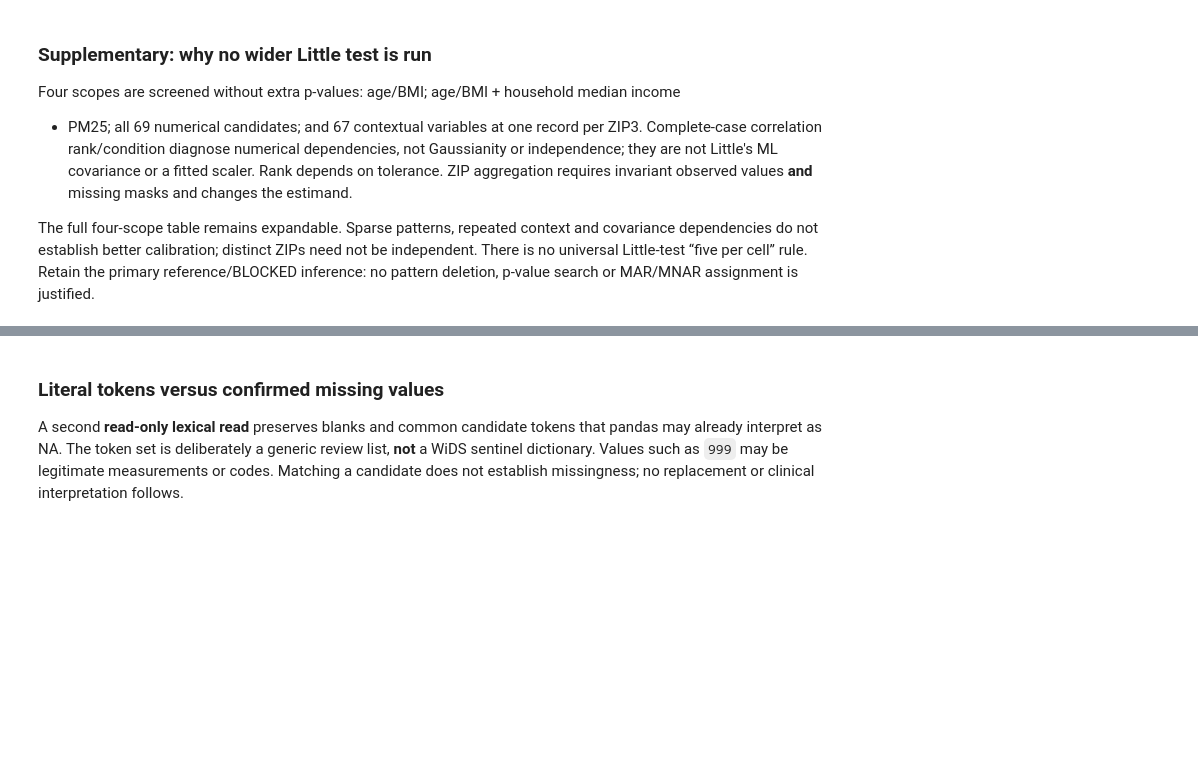
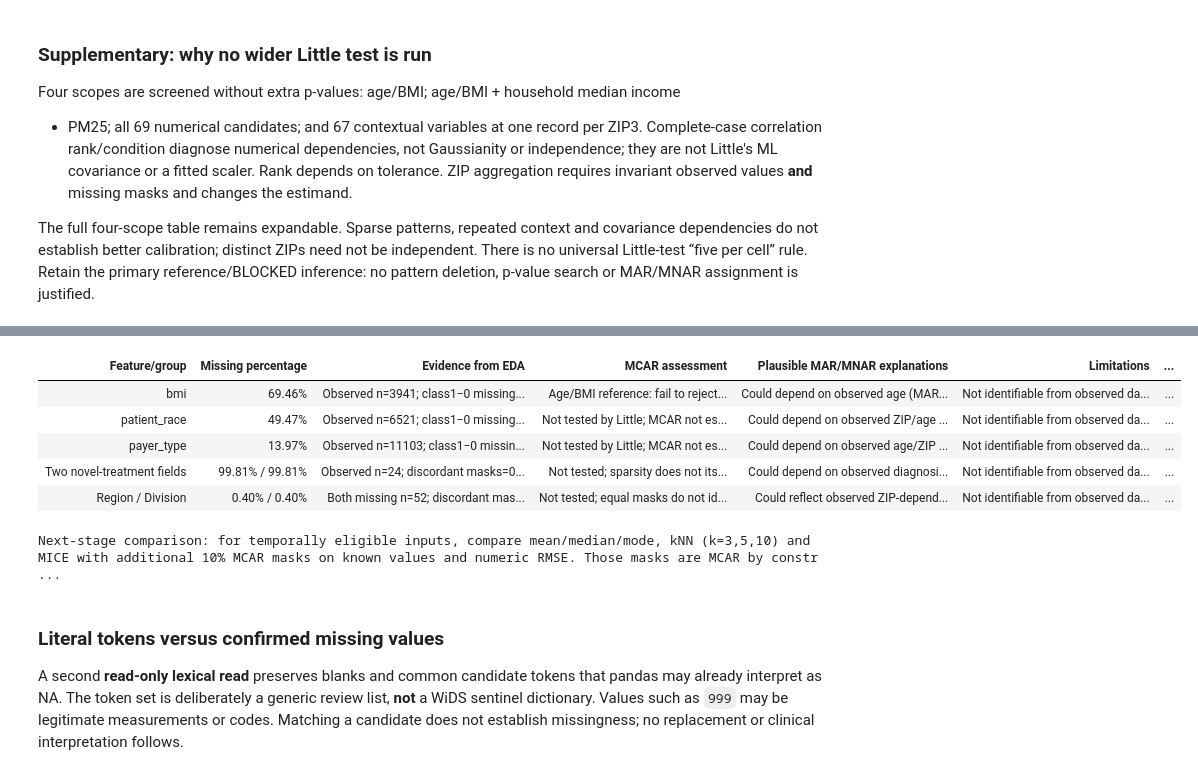
Before and after one commit to hungstupid/data-mining-preprocessing, a Jupyter notebook: book/tabular/01_eda.ipynb, the cells around one changed output, grey strips where cells are left out. Cells and saved outputs as stored; diff of their text form; code cells hidden in the pictures; blank space fills up the shorter version.

```diff
--- a/book/tabular/01_eda.ipynb
+++ b/book/tabular/01_eda.ipynb
@@ -875,3 +839,61 @@ Additional Little tests run: 0; primary statistic and BLOCKED inference retained
+# %%
+assessment_records = []
+for column, hypothesis, limitation, implication in [
+    ("bmi", "Could depend on observed age (MAR) or unrecorded BMI (MNAR)",
+     "Not identifiable from observed data alone; post-metastatic measurements",
+     "Earlier-baseline use blocked; if allowed retrospectively, compare numeric imputers and masking sensitivity"),
+    ("patient_race", "Could depend on observed ZIP/age (MAR) or unrecorded race (MNAR)",
+     "Not identifiable from observed data alone; collection process unknown",
+     "Compare unknown category versus justified fold-fitted imputation; check representation"),
+    ("payer_type", "Could depend on observed age/ZIP (MAR) or missing payer category (MNAR)",
+     "Not identifiable from observed data alone; availability at baseline unknown",
+     "Resolve timing; compare categorical missing-value handling inside folds"),
+]:
+    in_little_scope = column == "bmi"
+    assessment_records.append({
+        "Feature/group": column,
+        "Missing percentage": f"{missing_table.loc[column, 'missing_pct']:.2f}%",
+        "Evidence from EDA": f"Observed n={int(missing_table.loc[column, 'observed_n'])}; class1−0 missing-rate gap={missing_by_class.loc[column, 'difference_pp_class1_minus_class0']:+.2f} pp",
+        "MCAR assessment": (f"Age/BMI reference: {little_report.get('normal_reference_decision', 'NOT TESTABLE')}, p={little_report['p_value']:.6g}; MCAR not established"
+                            if in_little_scope else "Not tested by Little; MCAR not established"),
+        "Plausible MAR/MNAR explanations": hypothesis,
+        "Limitations": limitation, "Implications for preprocessing": implication,
+    })
+assessment_records.extend([
+    {"Feature/group": "Two novel-treatment fields",
+     "Missing percentage": f"{missing_table.loc['metastatic_first_novel_treatment', 'missing_pct']:.2f}% / {missing_table.loc['metastatic_first_novel_treatment_type', 'missing_pct']:.2f}%",
+     "Evidence from EDA": f"Observed n={int(missing_table.loc['metastatic_first_novel_treatment', 'observed_n'])}; discordant masks={int(co_missing_checks.loc['novel_treatment / novel_treatment_type', 'discordant_missingness_n'])}; post-metastatic",
+     "MCAR assessment": "Not tested; sparsity does not itself establish or reject MCAR",
+     "Plausible MAR/MNAR explanations": "Could depend on observed diagnosis codes (MAR) or uncaptured treatment (MNAR), if the field is applicable",
+     "Limitations": "Not identifiable from observed data alone; applicability/capture unknown",
+     "Implications for preprocessing": "Avoid routine imputation of sparse treatment or equating blank with untreated; earlier-baseline use blocked"},
+    {"Feature/group": "Region / Division",
+     "Missing percentage": f"{missing_table.loc['Region', 'missing_pct']:.2f}% / {missing_table.loc['Division', 'missing_pct']:.2f}%",
+     "Evidence from EDA": f"Both missing n={int(co_missing_checks.loc['Region / Division', 'both_missing_n'])}; discordant masks={int(co_missing_checks.loc['Region / Division', 'discordant_missingness_n'])}",
+     "MCAR assessment": "Not tested; equal masks do not identify a mechanism",
+     "Plausible MAR/MNAR explanations": "Could reflect observed ZIP-dependent coverage (MAR) or unrecorded geography (MNAR)",
+     "Limitations": "Not identifiable from observed data alone; join provenance unknown",
+     "Implications for preprocessing": "Verify coverage before unknown-category handling; do not invent ZIP mappings"},
+])
+missingness_assessment = pd.DataFrame(assessment_records)
+display(missingness_assessment.style.hide(axis="index").set_properties(**{
+    "text-align": "left", "vertical-align": "top", "white-space": "normal", "max-width": "18em"
+}))
+display(HTML(
+    "<strong>Next-stage comparison:</strong> for temporally eligible inputs, compare mean/median/mode, "
+    "kNN (k=3,5,10) and MICE with additional 10% MCAR masks on known values and numeric RMSE. "
+    "Those masks are MCAR by construction; they do not establish the natural mechanism or "
+    "validate imputations of unobserved cases. Fit inside training folds and report assumptions. "
+    "No imputation or mask experiment is performed here."
+))
+# %% [output]
+| Feature/group | Missing percentage | Evidence from EDA | MCAR assessment | Plausible MAR/MNAR explanations | Limitations | ... |
+| bmi | 69.46% | Observed n=3941; class1−0 missing... | Age/BMI reference: fail to reject... | Could depend on observed age (MAR... | Not identifiable from observed da... | ... |
+| patient_race | 49.47% | Observed n=6521; class1−0 missing... | Not tested by Little; MCAR not es... | Could depend on observed ZIP/age ... | Not identifiable from observed da... | ... |
+| payer_type | 13.97% | Observed n=11103; class1−0 missin... | Not tested by Little; MCAR not es... | Could depend on observed age/ZIP ... | Not identifiable from observed da... | ... |
+| Two novel-treatment fields | 99.81% / 99.81% | Observed n=24; discordant masks=0... | Not tested; sparsity does not its... | Could depend on observed diagnosi... | Not identifiable from observed da... | ... |
+| Region / Division | 0.40% / 0.40% | Both missing n=52; discordant mas... | Not tested; equal masks do not id... | Could reflect observed ZIP-depend... | Not identifiable from observed da... | ... |
+Next-stage comparison: for temporally eligible inputs, compare mean/median/mode, kNN (k=3,5,10) and MICE with additional 10% MCAR masks on known values and numeric RMSE. Those masks are MCAR by constr ...
 # %% [markdown]
 ### Literal tokens versus confirmed missing values
 
```
Also changed, not shown: parts of 29 cells of this notebook, 3 other files.
